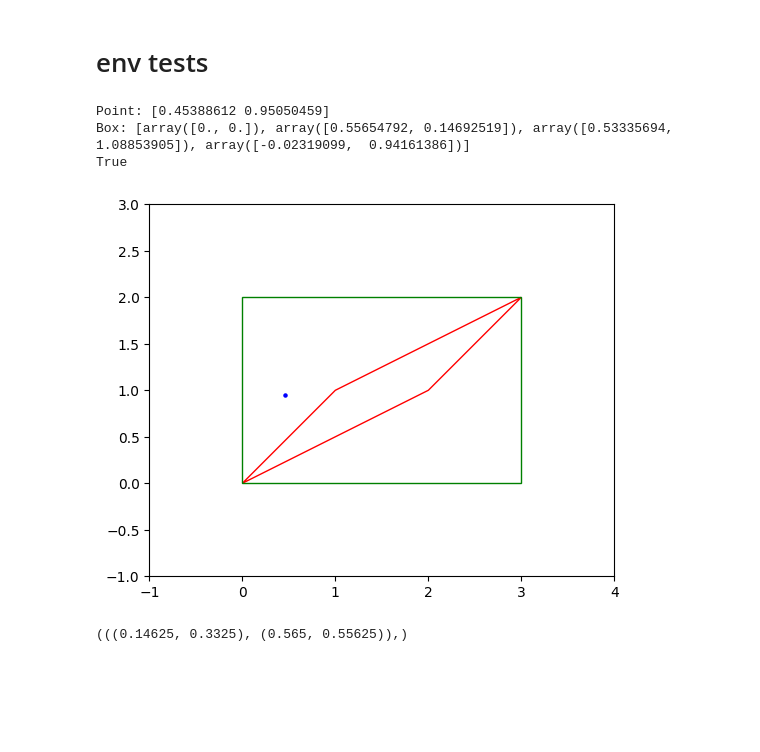
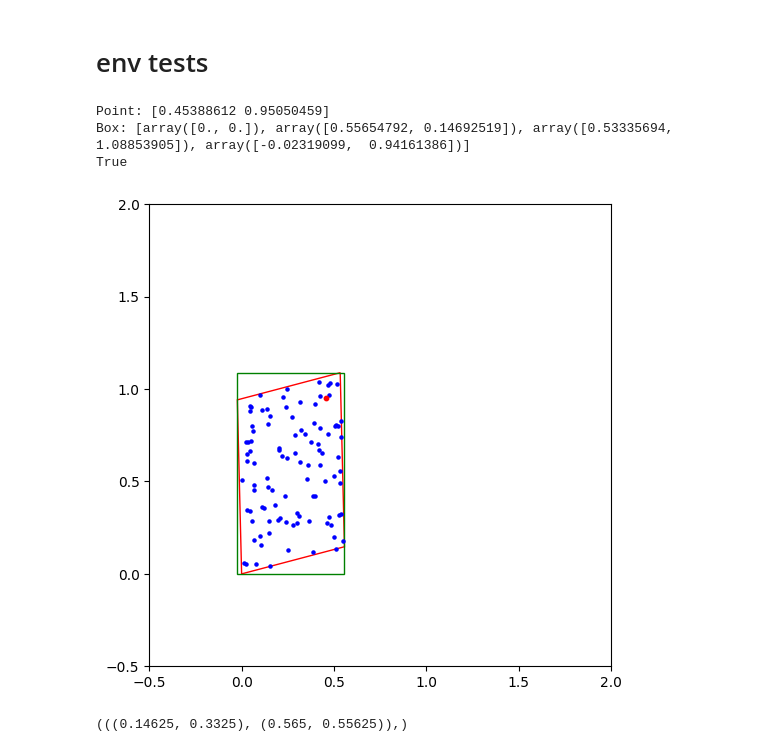
Before and after one commit to flaccagora/RoboSurgery, a Jupyter notebook: src/environment/trainenv.ipynb, the cells around one changed output. Drawn from its saved outputs; the diff is of its cells as text; code cells hidden in the pictures; blank space fills up the shorter version.

```diff
--- a/src/environment/trainenv.ipynb
+++ b/src/environment/trainenv.ipynb
@@ -124,29 +124,31 @@ def sample_in_parallelogram(box):
 # %%
 point = env.state
 box = env.transformed_corners
 
 print("Point:", point)
 print("Box:", box)
 
 print(is_point_in_parallelogram(point, box))
 
 # sample 100 points in the parallelogram and plot them along with the parallelogram
-box = [(0, 0), (2, 1), (3, 2), (1, 1)]
+points = [sample_in_parallelogram(box) for _ in range(100)]
+points = np.array(points)
+# box = [(0, 0), (2, 1), (3, 2), (1, 1)]
 rectangle = bounding_rectangle(box)
-points = np.array(point)
 plt.figure(figsize=(6, 6))
 plt.gca().add_patch(patches.Polygon(box, fill=None, edgecolor='r'))
 plt.gca().add_patch(patches.Polygon(rectangle, fill=None, edgecolor='g'))
-plt.scatter(points[0], points[1], c='b', s=5)
-plt.xlim(-1, 4)
-plt.ylim(-1, 3)
+plt.scatter(points[:, 0], points[:, 1], c='b', s=5)
+plt.scatter(point[0], point[1], c='r', s=10)
+plt.xlim(-.5, 2)
+plt.ylim(-.5, 2)
 plt.gca().set_aspect('equal', adjustable='box')
 plt.show()
 # %% [output]
 Point: [0.45388612 0.95050459]
 Box: [array([0., 0.]), array([0.55654792, 0.14692519]), array([0.53335694, 1.08853905]), array([-0.02319099,  0.94161386])]
 True
-[figure, old version]
+[figure, new version]
 # %%
 class ObservableDeformedGridworld(gym.Env):
 
```
Also changed, not shown: parts of 1 cell of this notebook, 1 other file.
